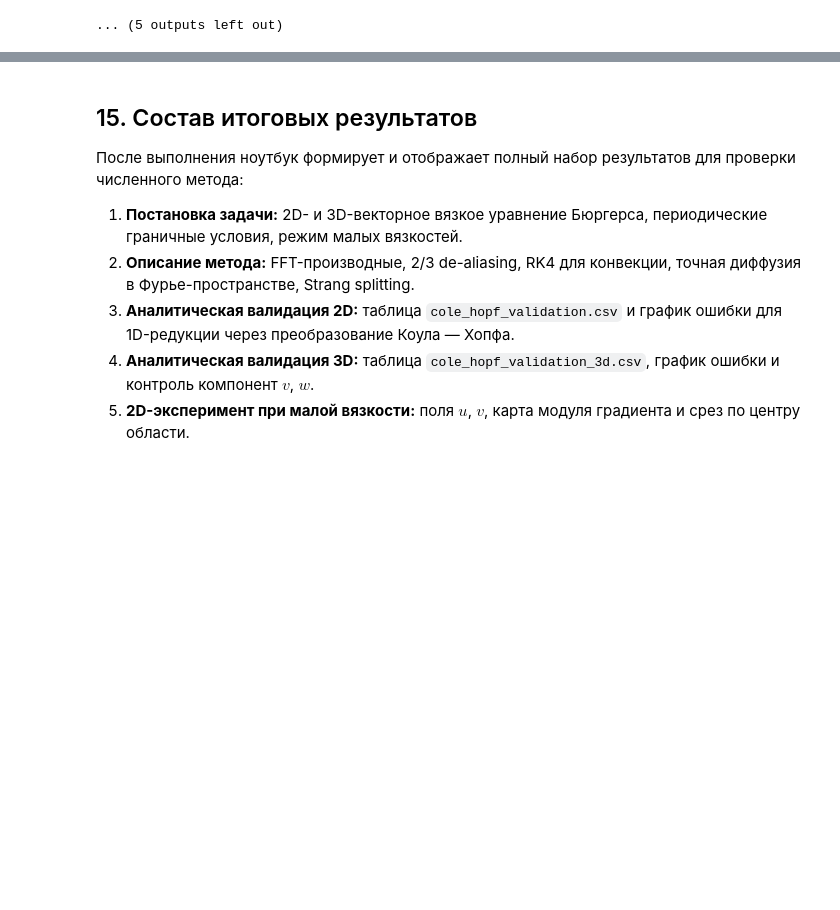
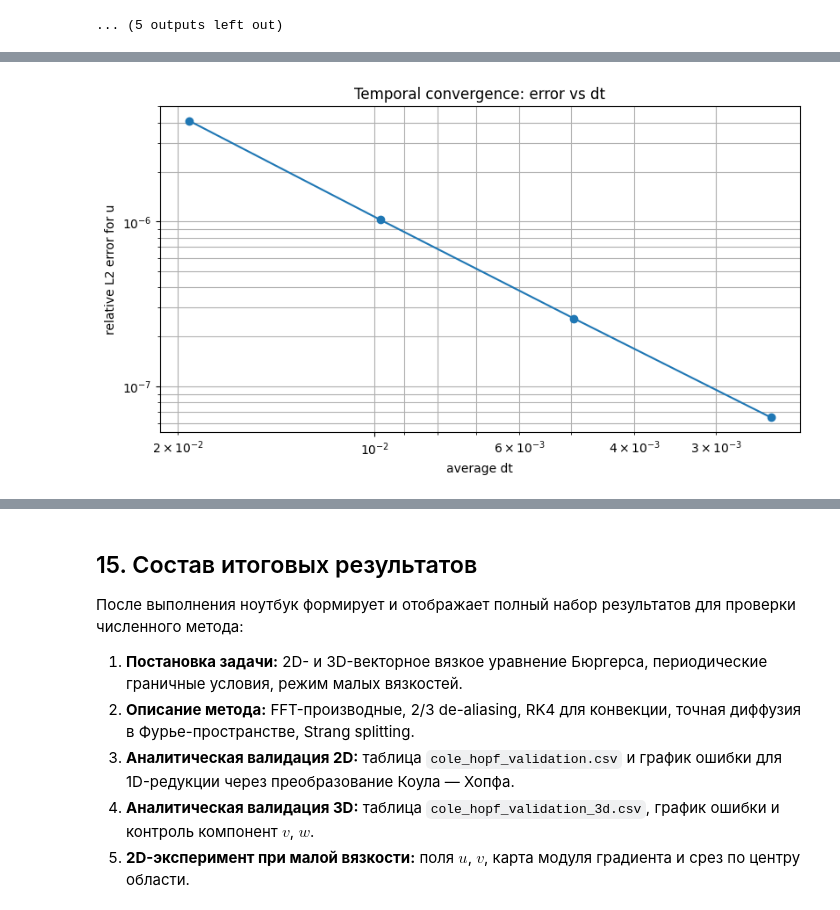
Before and after one commit to Kt280174/Burger-equation-2D-3D, a Jupyter notebook: Burgers_jax.ipynb, the cells around one changed output, grey strips where cells are left out. Saved outputs shown, nothing was run; the diff lists cells and outputs as text; code cells hidden in the pictures; blank space fills up the shorter version.

```diff
--- a/Burgers_jax.ipynb
+++ b/Burgers_jax.ipynb
@@ -1931,0 +2132,92 @@ if RUN_LOW_VISCOSITY_3D:
+# %%
+# ============================================================
+# Additional experiment: temporal convergence check
+# ============================================================
+
+RUN_TEMPORAL_CONVERGENCE_2D = True
+
+def run_temporal_convergence_2d(
+    n=128,
+    nu=5e-2,
+    t_final=0.5,
+    cfl_values=(0.40, 0.20, 0.10, 0.05),
+):
+    """
+    Temporal convergence test for the 2D solver using Cole-Hopf analytical solution.
+
+    We keep spatial resolution fixed and decrease CFL, hence decreasing dt.
+    """
+    rows = []
+
+    x_exact, u_exact_1d = cole_hopf_exact_sine_on_grid(
+        n=n,
+        t=t_final,
+        nu=nu,
+        oversample=16
+    )
+    u_exact_2d = u_exact_1d[:, None] * np.ones((1, n))
+
+    for cfl in cfl_values:
+        print(f"\nTemporal convergence run: N={n}, CFL={cfl}, nu={nu:g}, T={t_final:g}")
+
+        cfg = SimulationConfig(
+            nx=n,
+            ny=n,
+            nu=nu,
+            t_final=t_final,
+            cfl=cfl,
+            eps4=0.0,
+            filter_strength=0.0,
+        )
+
+        run = run_simulation(
+            cfg,
+            ic_1d_sine_reduction,
+            save_snapshots=False,
+            progress=False,
+        )
+
+        u_num = np.asarray(run["u"])
+        v_num = np.asarray(run["v"])
+
+        err_u = relative_l2_error(u_num, u_exact_2d)
+        max_abs_v = float(np.max(np.abs(v_num)))
+
+        avg_dt = t_final / run["step"]
+
+        rows.append({
+            "N": n,
+            "nu": nu,
+            "T": t_final,
+            "CFL": cfl,
+            "steps": run["step"],
+            "avg_dt": avg_dt,
+            "elapsed_sec": run["elapsed_sec"],
+            "err_u_rel_l2": err_u,
+            "max_abs_v": max_abs_v,
+        })
+
+    df = pd.DataFrame(rows)
+
+    save_dataframe_and_display(
+        df,
+        TABLE_DIR / "temporal_convergence_2d.csv",
+        "Проверка временной сходимости 2D-солвера"
+    )
+
+    fig, ax = plt.subplots(figsize=(8, 4.5), constrained_layout=True)
+    ax.loglog(df["avg_dt"], df["err_u_rel_l2"], marker="o")
+    ax.invert_xaxis()
+    ax.set_xlabel("average dt")
+    ax.set_ylabel("relative L2 error for u")
+    ax.set_title("Temporal convergence: error vs dt")
+    ax.grid(True, which="both")
+    fig.savefig(IMG_DIR / "temporal_convergence_2d_error_vs_dt.png", dpi=180)
+    plt.show()
+
+    return df
+
+
+if RUN_TEMPORAL_CONVERGENCE_2D:
+    temporal_convergence_2d_df = run_temporal_convergence_2d()
+# %% [output]
@@ -1931,0 +2239 @@ if RUN_LOW_VISCOSITY_3D:
+[figure, added]
```
Also changed, not shown: parts of 4 cells of this notebook, 54 other files.
